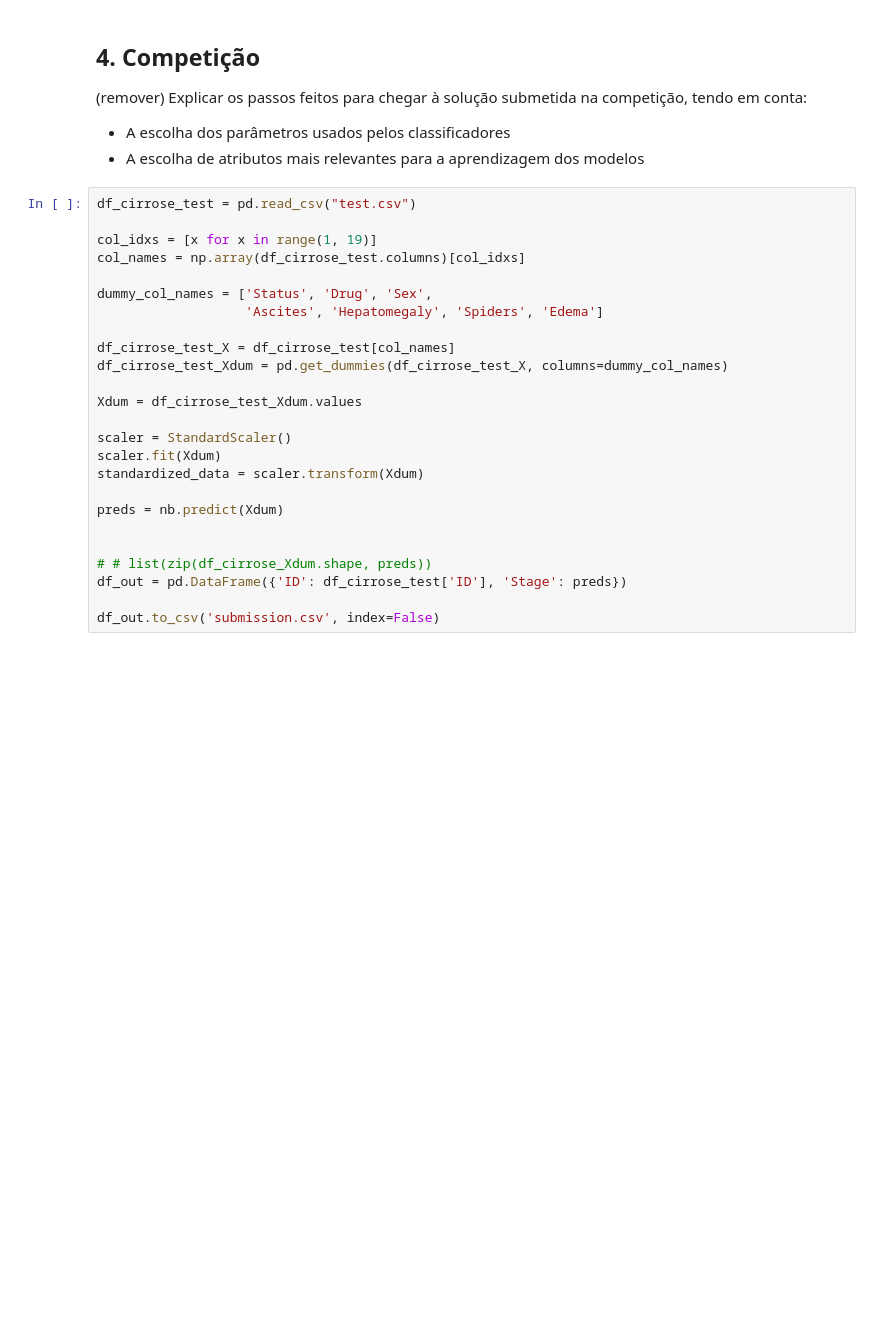
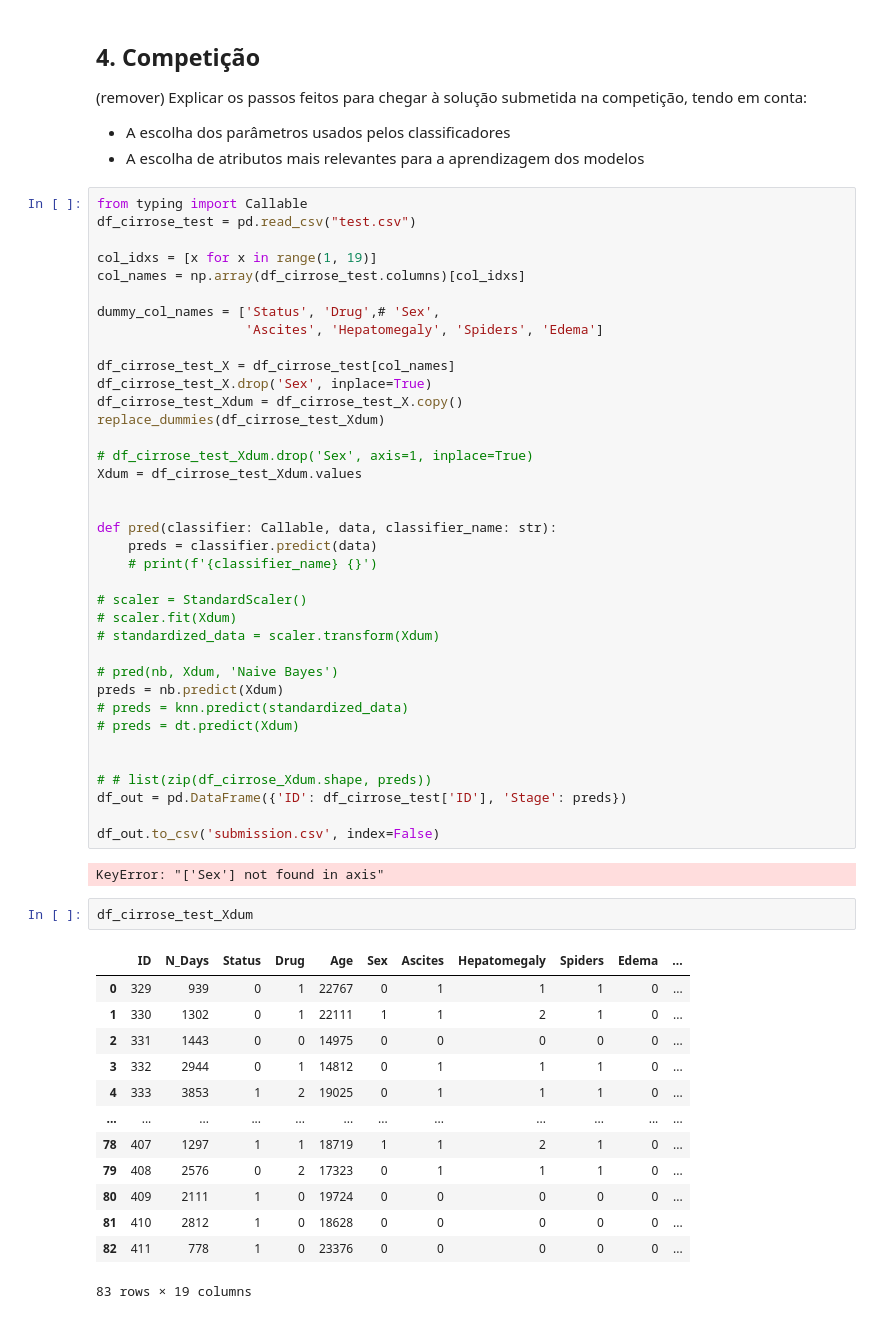
Before and after one commit to luckspt/si-projeto, a Jupyter notebook: P3/SI-proj3-51.ipynb, the cells around one changed output. Drawn from its saved outputs; the diff is of its cells as text; blank space fills up the shorter version.

```diff
--- a/P3/SI-proj3-51.ipynb
+++ b/P3/SI-proj3-51.ipynb
@@ -320,27 +368,57 @@ Caso:  [4.79500000e+03 1.24190000e+04 1.80000000e+00 3.69510563e+02
 * A escolha dos parâmetros usados pelos classificadores
 * A escolha de atributos mais relevantes para a aprendizagem dos modelos
 # %%
+from typing import Callable
 df_cirrose_test = pd.read_csv("test.csv")
 
 col_idxs = [x for x in range(1, 19)]
 col_names = np.array(df_cirrose_test.columns)[col_idxs]
 
-dummy_col_names = ['Status', 'Drug', 'Sex',
+dummy_col_names = ['Status', 'Drug',# 'Sex',
                    'Ascites', 'Hepatomegaly', 'Spiders', 'Edema']
 
 df_cirrose_test_X = df_cirrose_test[col_names]
-df_cirrose_test_Xdum = pd.get_dummies(df_cirrose_test_X, columns=dummy_col_names)
+df_cirrose_test_X.drop('Sex', inplace=True)
+df_cirrose_test_Xdum = df_cirrose_test_X.copy()
+replace_dummies(df_cirrose_test_Xdum)
 
+# df_cirrose_test_Xdum.drop('Sex', axis=1, inplace=True)
 Xdum = df_cirrose_test_Xdum.values
 
-scaler = StandardScaler()
-scaler.fit(Xdum)
-standardized_data = scaler.transform(Xdum)
 
+def pred(classifier: Callable, data, classifier_name: str):
+    preds = classifier.predict(data)
+    # print(f'{classifier_name} {}')
+
+# scaler = StandardScaler()
+# scaler.fit(Xdum)
+# standardized_data = scaler.transform(Xdum)
+
+# pred(nb, Xdum, 'Naive Bayes')
 preds = nb.predict(Xdum)
+# preds = knn.predict(standardized_data)
+# preds = dt.predict(Xdum)
 
 
 # # list(zip(df_cirrose_Xdum.shape, preds))
 df_out = pd.DataFrame({'ID': df_cirrose_test['ID'], 'Stage': preds})
 
 df_out.to_csv('submission.csv', index=False)
+# %% [output]
+KeyError: "['Sex'] not found in axis"
+# %%
+df_cirrose_test_Xdum
+# %% [output]
+|  | ID | N_Days | Status | Drug | Age | Sex | Ascites | Hepatomegaly | Spiders | Edema | ... |
+| 0 | 329 | 939 | 0 | 1 | 22767 | 0 | 1 | 1 | 1 | 0 | ... |
+| 1 | 330 | 1302 | 0 | 1 | 22111 | 1 | 1 | 2 | 1 | 0 | ... |
+| 2 | 331 | 1443 | 0 | 0 | 14975 | 0 | 0 | 0 | 0 | 0 | ... |
+| 3 | 332 | 2944 | 0 | 1 | 14812 | 0 | 1 | 1 | 1 | 0 | ... |
+| 4 | 333 | 3853 | 1 | 2 | 19025 | 0 | 1 | 1 | 1 | 0 | ... |
+| ... | ... | ... | ... | ... | ... | ... | ... | ... | ... | ... | ... |
+| 78 | 407 | 1297 | 1 | 1 | 18719 | 1 | 1 | 2 | 1 | 0 | ... |
+| 79 | 408 | 2576 | 0 | 2 | 17323 | 0 | 1 | 1 | 1 | 0 | ... |
+| 80 | 409 | 2111 | 1 | 0 | 19724 | 0 | 0 | 0 | 0 | 0 | ... |
+| 81 | 410 | 2812 | 1 | 0 | 18628 | 0 | 0 | 0 | 0 | 0 | ... |
+| 82 | 411 | 778 | 1 | 0 | 23376 | 0 | 0 | 0 | 0 | 0 | ... |
+83 rows × 19 columns
```
Also changed, not shown: parts of 7 cells of this notebook, 1 other file.
